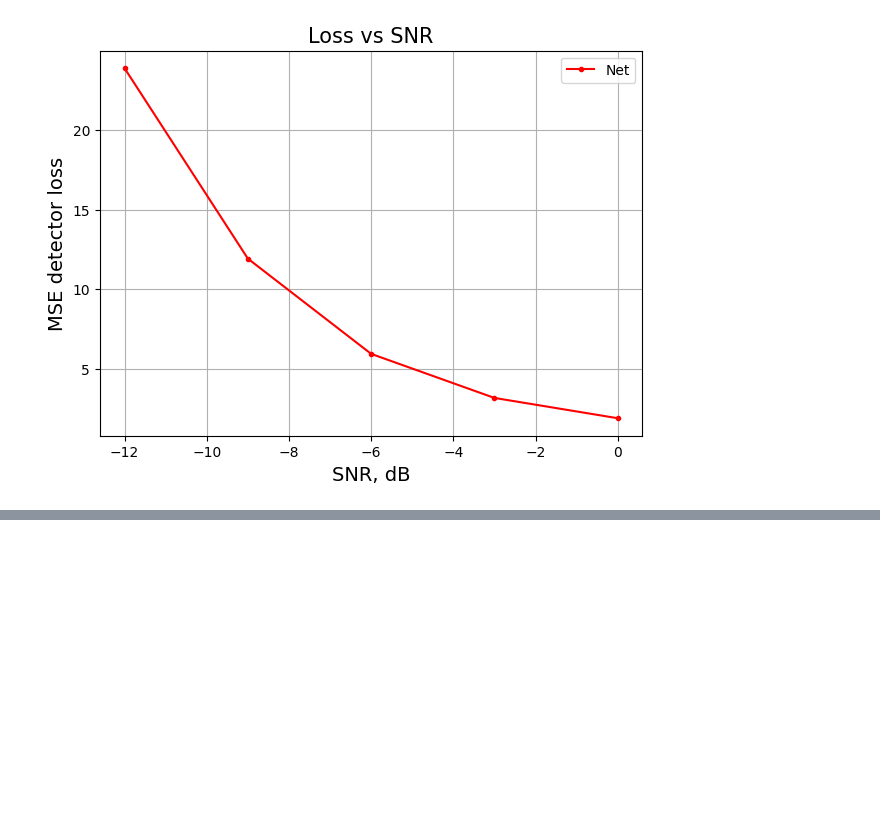
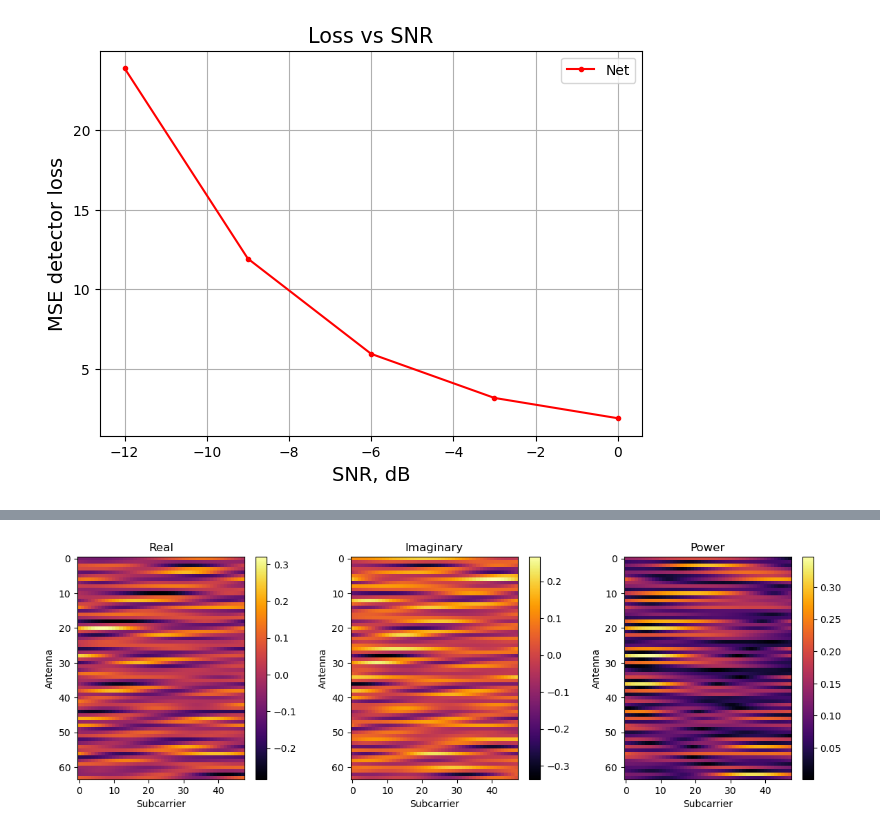
Before and after one commit to Albly/ML_for_channel_estimation, a Jupyter notebook: main.ipynb, the cells around one changed output, grey strips where cells are left out. Drawn from its saved outputs; the diff is of its cells as text; code cells hidden in the pictures; blank space fills up the shorter version.

```diff
--- a/main.ipynb
+++ b/main.ipynb
@@ -628,0 +699,36 @@ plt.show()
+# %%
+from ch_est_net.utils import shape_to_complex, complex_to_shape
+
+def plot_H(H_matrix, transpose = False):
+    fig,axs = plt.subplots(1,3, figsize = (12,4))
+    if transpose:
+        im1 = axs[0].imshow(H_matrix[:,:,0].T, cmap='inferno')
+    else:
+        im1 = axs[0].imshow(H_matrix[:,:,0], cmap='inferno')
+    axs[0].set_xlabel('Subcarrier')
+    axs[0].set_ylabel('Antenna')
+    axs[0].set_title('Real')
+    fig.colorbar(im1,ax = axs[0])
+
+    if transpose:
+        im2 = axs[1].imshow(H_matrix[:,:,1].T, cmap='inferno')
+    else:
+        im2 = axs[1].imshow(H_matrix[:,:,1], cmap='inferno')
+    axs[1].set_xlabel('Subcarrier')
+    axs[1].set_ylabel('Antenna')
+    axs[1].set_title('Imaginary')
+    fig.colorbar(im2,ax = axs[1])
+
+    if transpose:
+        im3 = axs[2].imshow(((H_matrix[:,:,0]**2+H_matrix[:,:,1]**2)**0.5).T, cmap='inferno')
+    else:
+        im3 = axs[2].imshow((H_matrix[:,:,0]**2+H_matrix[:,:,1]**2)**0.5, cmap='inferno')
+    axs[2].set_xlabel('Subcarrier')
+    axs[2].set_ylabel('Antenna')
+    axs[2].set_title('Power')
+    fig.colorbar(im3,ax = axs[2])
+    fig.tight_layout()
+# %%
+plot_H(h_ideal)
+# %% [output]
+[figure, added]
```
Also changed, not shown: parts of 16 cells of this notebook, 2 other files.
